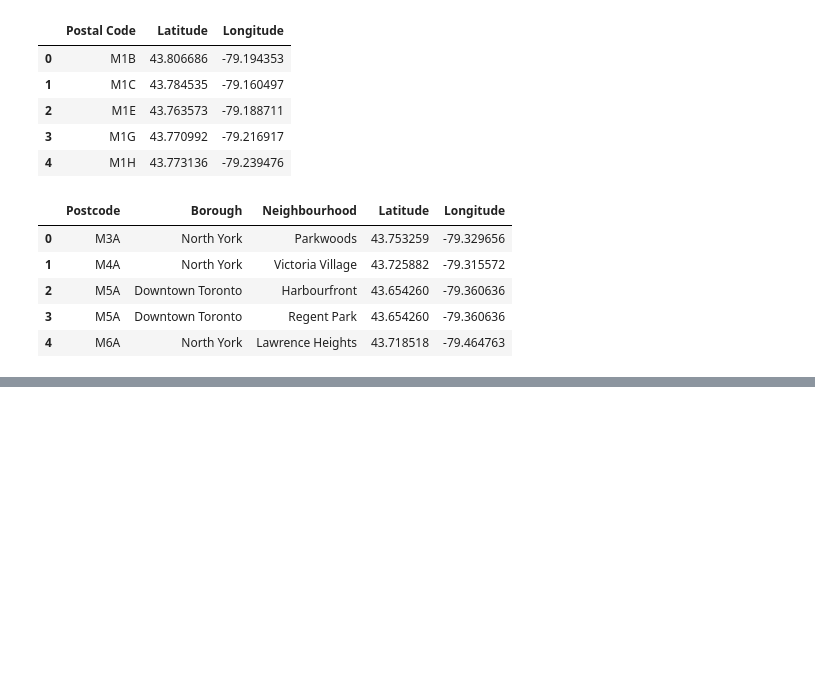
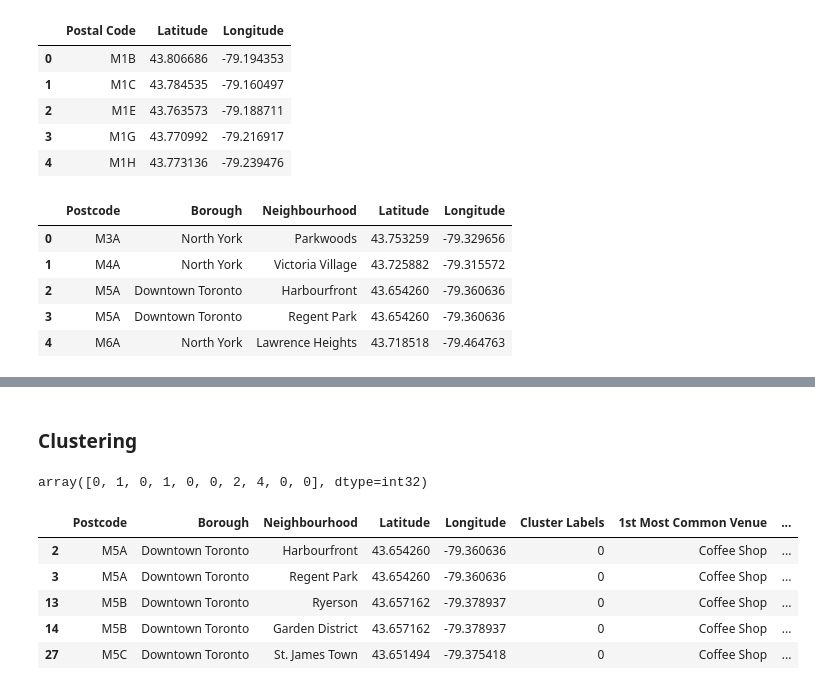
Before and after one commit to charlotte0408/Capstone_Project_IBM_Data_Science, a Jupyter notebook: Segment_hood_Canada.ipynb, the cells around one changed output, grey strips where cells are left out. Saved outputs shown, nothing was run; the diff lists cells and outputs as text; code cells hidden in the pictures; blank space fills up the shorter version.

```diff
--- a/Segment_hood_Canada.ipynb
+++ b/Segment_hood_Canada.ipynb
@@ -138,0 +317,3 @@ toronto_data_geo.head()
+# %%
+dtToronto_grouped = dtToronto_onehot.groupby('Neighborhood').mean().reset_index()
+dtToronto_grouped.head()
@@ -138,0 +363,32 @@ toronto_data_geo.head()
+# %% [markdown]
+### Clustering
+# %%
+# set number of clusters
+kclusters = 5
+
+dtToronto_grouped_clustering = dtToronto_grouped.drop('Neighborhood', 1)
+
+# run k-means clustering
+kmeans = KMeans(n_clusters=kclusters, random_state=0).fit(dtToronto_grouped_clustering)
+
+# check cluster labels generated for each row in the dataframe
+kmeans.labels_[0:10]
+# %% [output]
+array([0, 1, 0, 1, 0, 0, 2, 4, 0, 0], dtype=int32)
+# %%
+# add clustering labels
+neighborhoods_venues_sorted.insert(0, 'Cluster Labels', kmeans.labels_)
+
+dtToronto_merged = dt_toronto
+
+# merge toronto_grouped with toronto_data to add latitude/longitude for each neighborhood
+dtToronto_merged = dtToronto_merged.join(neighborhoods_venues_sorted.set_index('Neighborhood'), on='Neighbourhood')
+
+dtToronto_merged.head() # check the last columns!
+# %% [output]
+|  | Postcode | Borough | Neighbourhood | Latitude | Longitude | Cluster Labels | 1st Most Common Venue | ... |
+| 2 | M5A | Downtown Toronto | Harbourfront | 43.654260 | -79.360636 | 0 | Coffee Shop | ... |
+| 3 | M5A | Downtown Toronto | Regent Park | 43.654260 | -79.360636 | 0 | Coffee Shop | ... |
+| 13 | M5B | Downtown Toronto | Ryerson | 43.657162 | -79.378937 | 0 | Coffee Shop | ... |
+| 14 | M5B | Downtown Toronto | Garden District | 43.657162 | -79.378937 | 0 | Coffee Shop | ... |
+| 27 | M5C | Downtown Toronto | St. James Town | 43.651494 | -79.375418 | 0 | Coffee Shop | ... |
```
Also changed, not shown: parts of 35 cells of this notebook.
